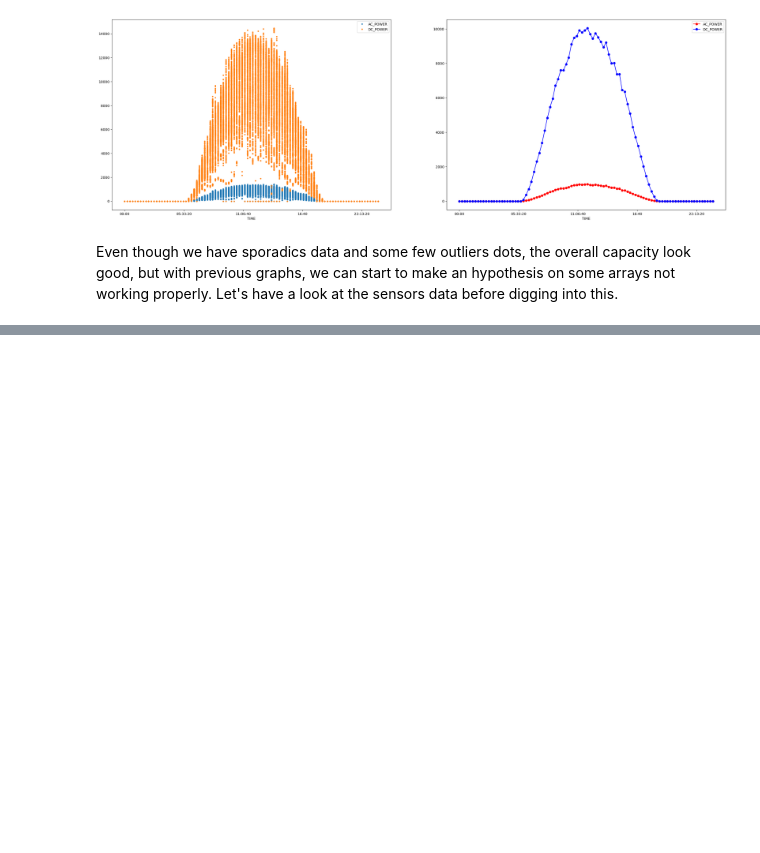
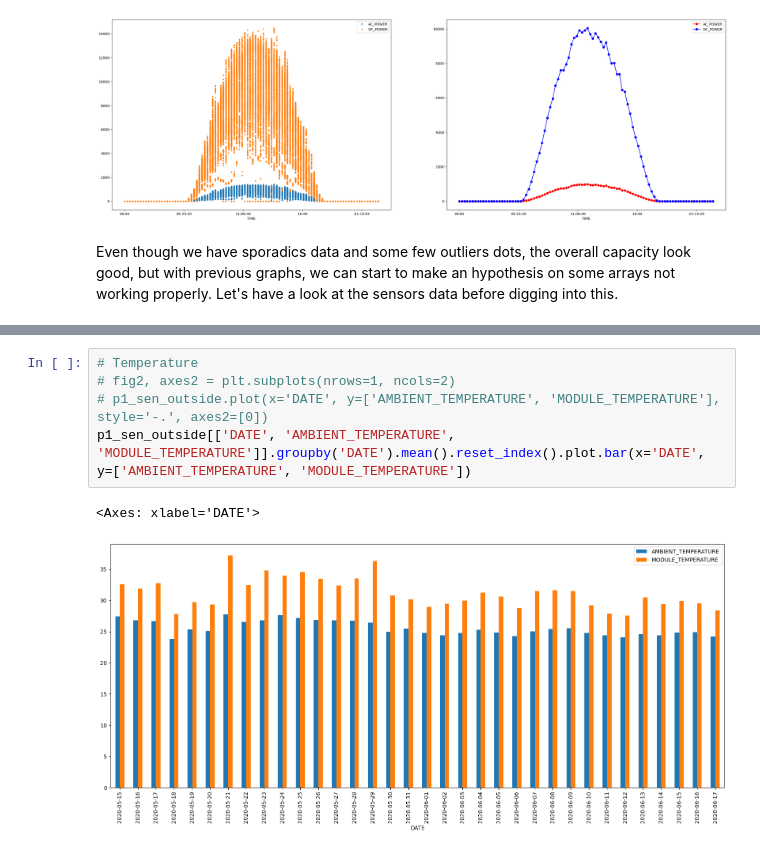
Before and after one commit to antoninchafiol/SolarPW, a Jupyter notebook: EDA.ipynb, the cells around one changed output, grey strips where cells are left out. Cells and saved outputs as stored; diff of their text form; blank space fills up the shorter version.

```diff
--- a/EDA.ipynb
+++ b/EDA.ipynb
@@ -123,0 +131,8 @@ Let's have a look at the sensors data before digging into this.
+# %%
+# Temperature
+# fig2, axes2 = plt.subplots(nrows=1, ncols=2)
+# p1_sen_outside.plot(x='DATE', y=['AMBIENT_TEMPERATURE', 'MODULE_TEMPERATURE'], style='-.', axes2=[0])
+p1_sen_outside[['DATE', 'AMBIENT_TEMPERATURE', 'MODULE_TEMPERATURE']].groupby('DATE').mean().reset_index().plot.bar(x='DATE', y=['AMBIENT_TEMPERATURE', 'MODULE_TEMPERATURE'])
+# %% [output]
+<Axes: xlabel='DATE'>
+[figure, added]
```
Also changed, not shown: parts of 13 cells of this notebook.
